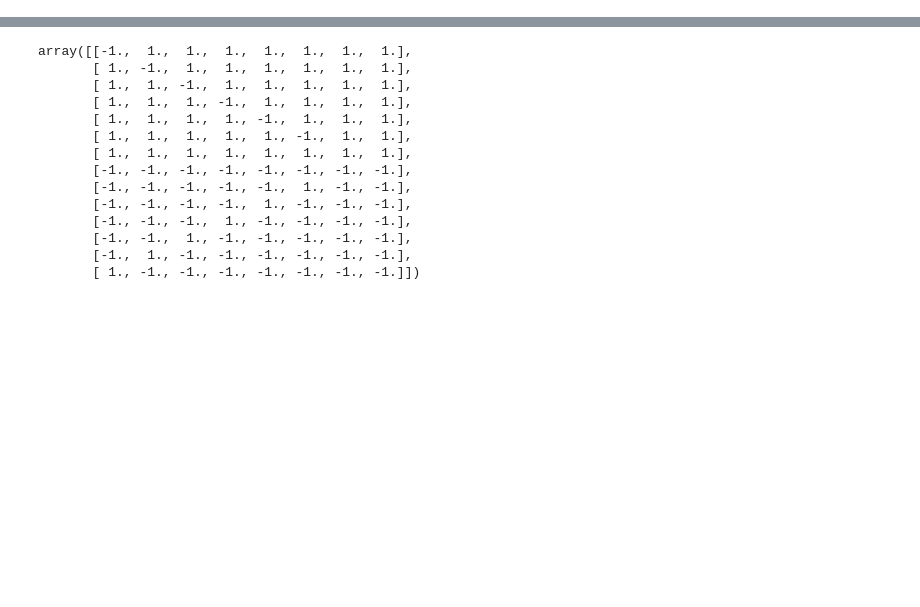
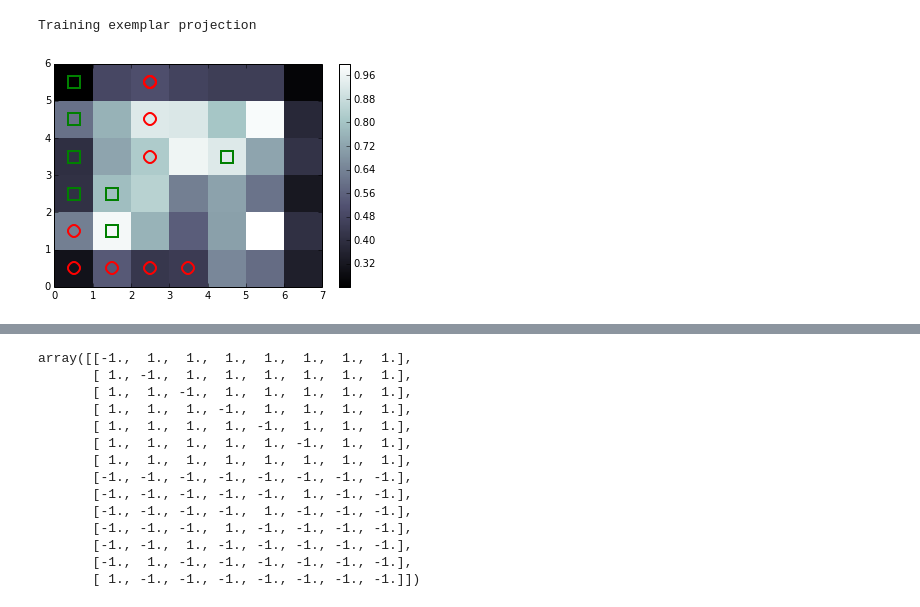
Before and after one commit to sriveravi/som, a Jupyter notebook: runSOM2.ipynb, the cells around one changed output, grey strips where cells are left out. Drawn from its saved outputs; the diff is of its cells as text; code cells hidden in the pictures; blank space fills up the shorter version.

```diff
--- a/runSOM2.ipynb
+++ b/runSOM2.ipynb
@@ -164,5 +194,14 @@ class SOM:
 #     return ( data[:7,:], data[7:,:] )
 # %%
 # init som
-mod = SOM( '4750.csv', learning_rate=0.5 )
+mod = SOM( '4750.csv', learning_rate=0.3 )
+mod.show()
+
+
+# print mod.ideal[6:8,:]
+# print mod.idealTarget[6:8]
+# print mod.target
+# %% [output]
+Training exemplar projection
+[figure, added]
 # %%
```
Also changed, not shown: parts of 8 cells of this notebook.
